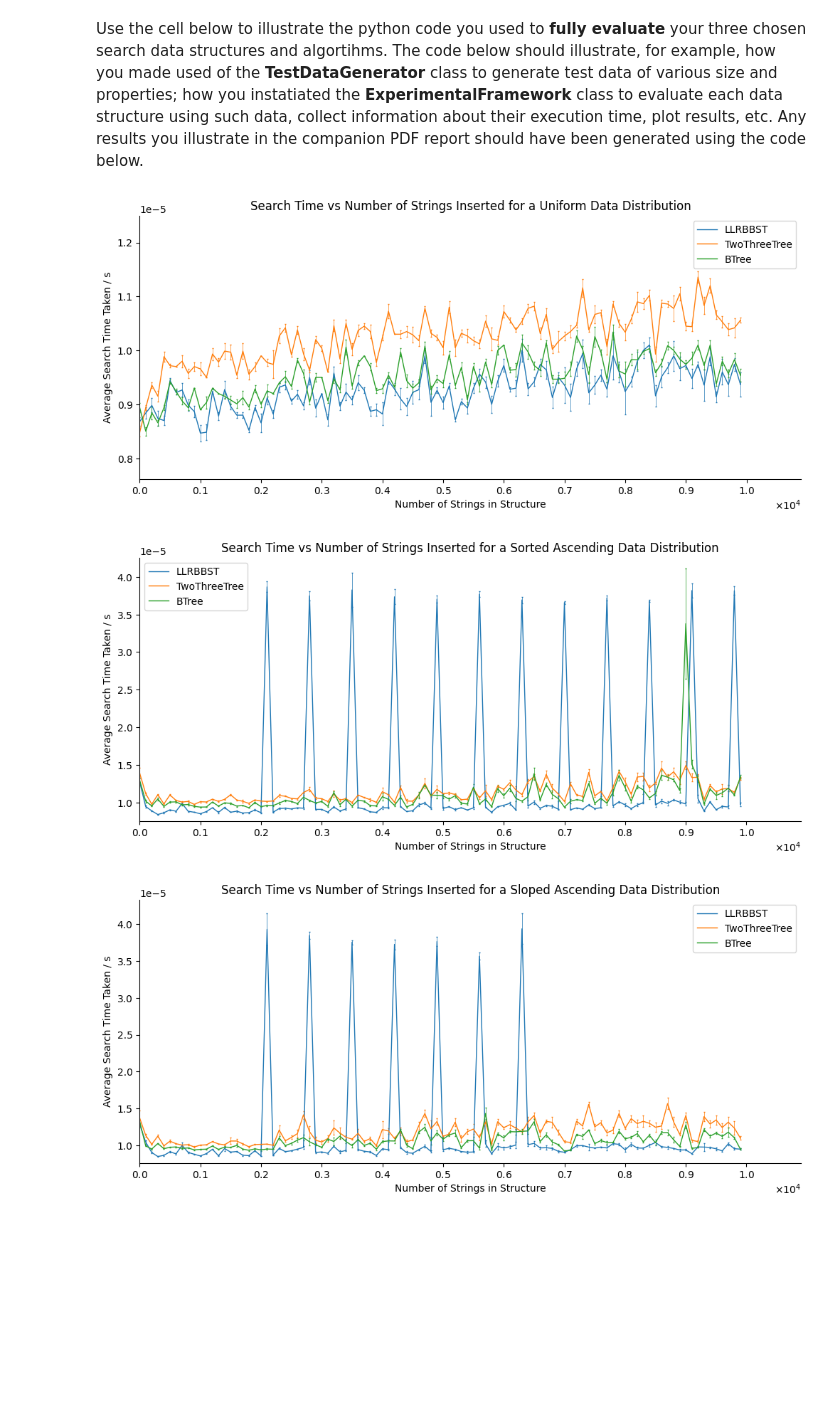
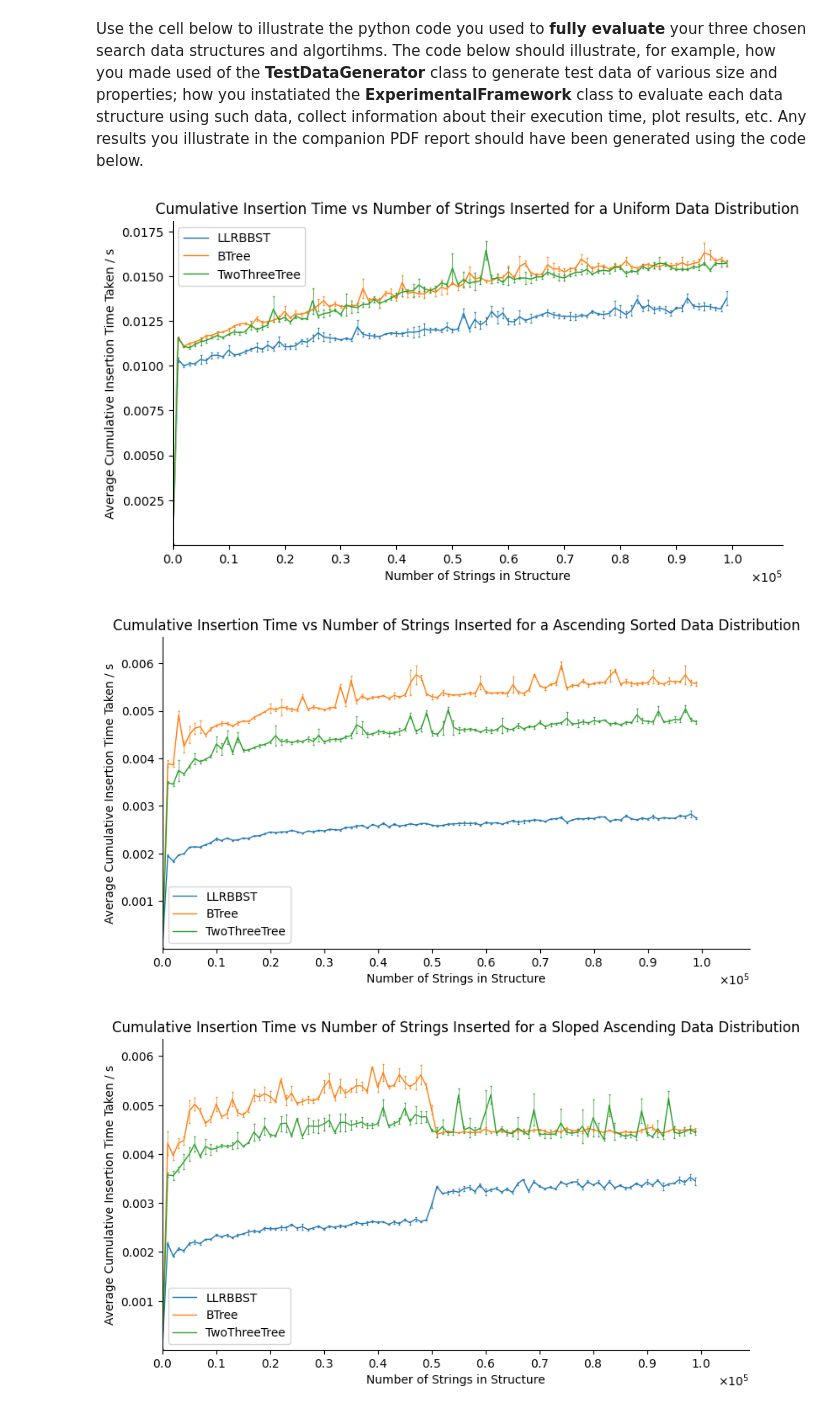
Before and after one commit to IoanThomas06/algorithms-coursework-comp0005, a Jupyter notebook: grp-014-0005code.ipynb, the cells around one changed output. Saved outputs shown, nothing was run; the diff lists cells and outputs as text; code cells hidden in the pictures; blank space fills up the shorter version.

```diff
--- a/grp-014-0005code.ipynb
+++ b/grp-014-0005code.ipynb
@@ -1120,7 +1120,7 @@ class ExperimentalFramework():
                 "same for each tree, and correspond to num_strs.")
 
         fig, ax = plt.subplots()
-        fig.set_figwidth(12)
+        fig.set_figwidth(9)
 
         max_avg_time = -1
         min_avg_time = float('inf')
@@ -1161,6 +1161,8 @@ class ExperimentalFramework():
 
         ax.set_xlabel("Number of Strings in Structure")
         ax.set_ylabel(f"Average {test_type} Time Taken / s")
+
+        # Makes the graph fit nice and snug
         ax.set_xlim(0, num_strs[-1] + x_tick_spacing)
         ax.set_ylim(min_avg_time*0.9, max_avg_time*1.1)
 
@@ -1310,40 +1312,41 @@ def slope_asc_sorted_search_test(num_str, step, trees, srch_gen):
 
 
 if __name__ == "__main__":
-    trees = [LLRBBST, TwoThreeTree, BTree]
+    trees = [LLRBBST, BTree, TwoThreeTree]
     num_str = 100_000
     step = num_str // 10
-    # uniform_cumulative_insertion_test(num_str, step, trees)
-    # asc_sorted_cumulative_insertion_test(num_str, step, trees)
-    # slope_asc_sorted_cumulative_insertion_test(num_str, step, trees)
-    # slope_desc_sorted_cumulative_insertion_test(num_str, step, trees)
-    # diverging_cumulative_insertion_test(num_str, step, trees)
+    uniform_cumulative_insertion_test(num_str, step, trees)
+    asc_sorted_cumulative_insertion_test(num_str, step, trees)
+    slope_asc_sorted_cumulative_insertion_test(num_str, step, trees)
+    slope_desc_sorted_cumulative_insertion_test(num_str, step, trees)
+    diverging_cumulative_insertion_test(num_str, step, trees)
 
     # gave slope a desc a go to see if spike happens or different
 
+    # not easily viewed with this plot
     # uniform_insertion_test()
     # asc_sorted_insertion_test()
     # slope_asc_sorted_insertion_test()
 
 
 
     srch_gen_uni = UniformTestDataGenerator(3, 12, 69, 62)
     # srch_gen_srt = UniformTestDataGenerator(3, 12, 69, 62)
     # srch_gen_slope = UniformTestDataGenerator(3, 12, 69, 62)
 
     # The search generators for all of these are uniform random, using a
     # different seed to the insertion generators, which allows worst
     # case measurements to be taken most frequently and the string keys
     # aren't just at the inserted key's endpoints (all greater than or
     # smaller than). There was no noticeable difference to using
     # different search generators.
 
-    num_str = 10_000
+    num_str = 100_000
     step =  num_str // 100
     uniform_search_test(num_str, step, trees, srch_gen_uni)
     asc_sorted_search_test(num_str, step, trees, srch_gen_uni)
     slope_asc_sorted_search_test(num_str, step, trees, srch_gen_uni)
 # %% [output]
-[figure, old version]
+[figure, new version]
-[figure, old version]
+[figure, new version]
-[figure, old version]
+[figure, new version]
```
Also changed, not shown: parts of 1 cell of this notebook.
